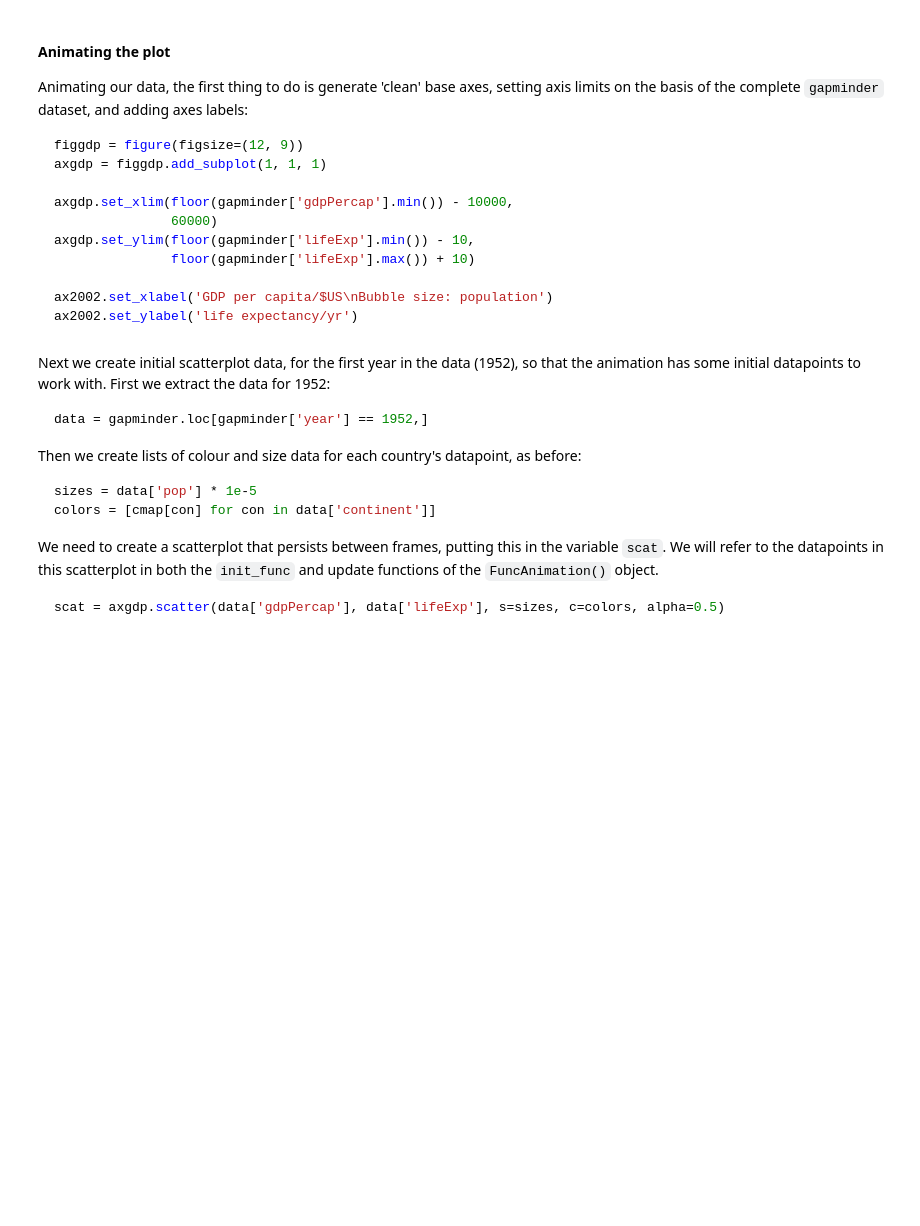
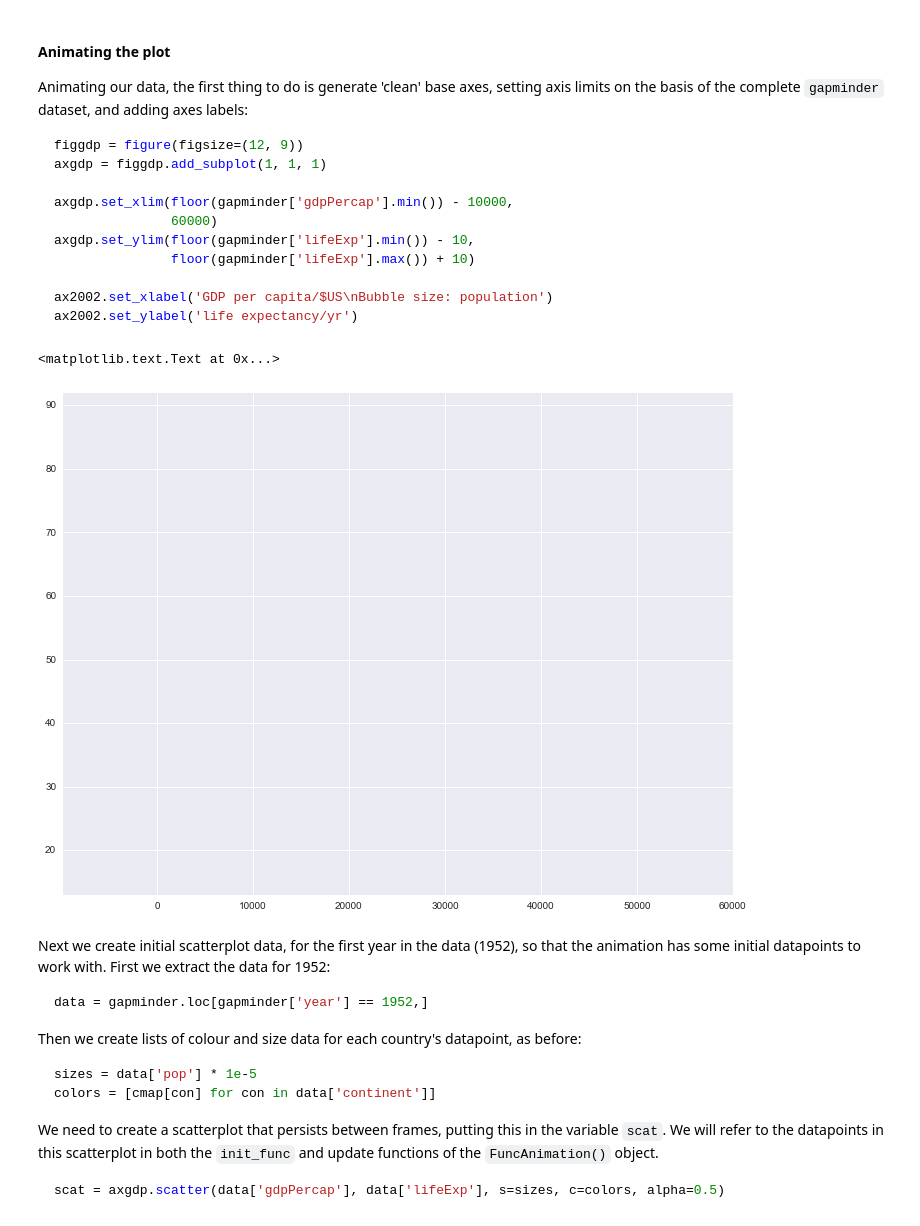
Before and after one commit to widdowquinn/Teaching-Data-Visualisation, a Jupyter notebook: exercises/making_movies/making_movies.ipynb, the cells around one changed output. Cells and saved outputs as stored; diff of their text form; code cells hidden in the pictures; blank space fills up the shorter version.

```diff
--- a/exercises/making_movies/making_movies.ipynb
+++ b/exercises/making_movies/making_movies.ipynb
@@ -276,3 +327,18 @@ ax2002.set_ylabel('life expectancy/yr')
+# %%
+# Create the clean base axes in this cell
+figgdp = figure(figsize=(12, 9))
+axgdp = figgdp.add_subplot(1, 1, 1)
+
+axgdp.set_xlim(floor(gapminder['gdpPercap'].min()) - 10000,
+               60000)
+axgdp.set_ylim(floor(gapminder['lifeExp'].min()) - 10,
+               floor(gapminder['lifeExp'].max()) + 10)
+
+ax2002.set_xlabel('GDP per capita/$US\nBubble size: population')
+ax2002.set_ylabel('life expectancy/yr')
+# %% [output]
+<matplotlib.text.Text at 0x...>
+[figure, added]
 # %% [markdown]
 Next we create initial scatterplot data, for the first year in the data (1952), so that the animation has some initial datapoints to work with. First we extract the data for 1952:
 
```
Also changed, not shown: parts of 19 cells of this notebook.
